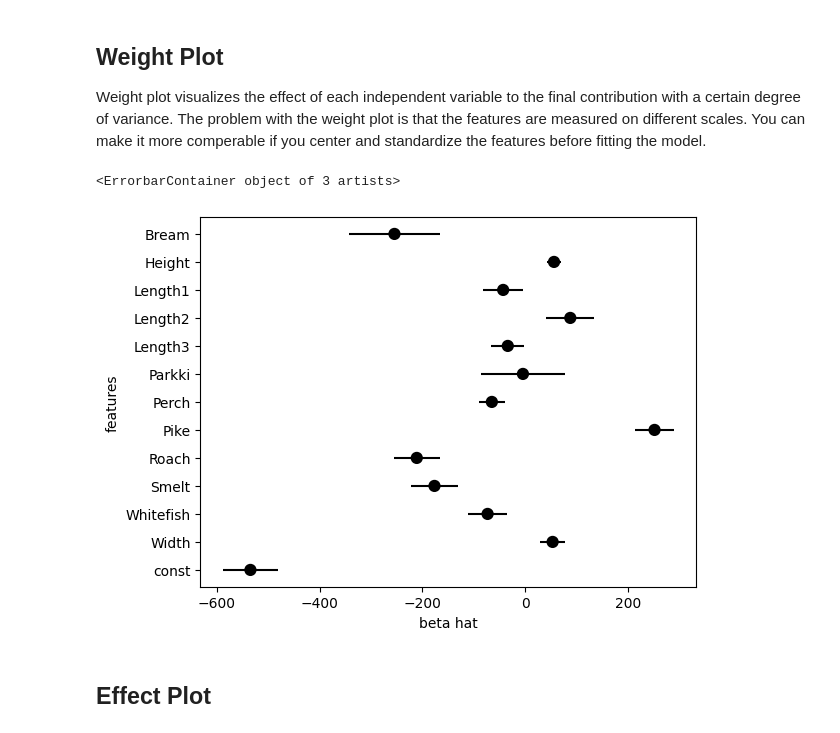
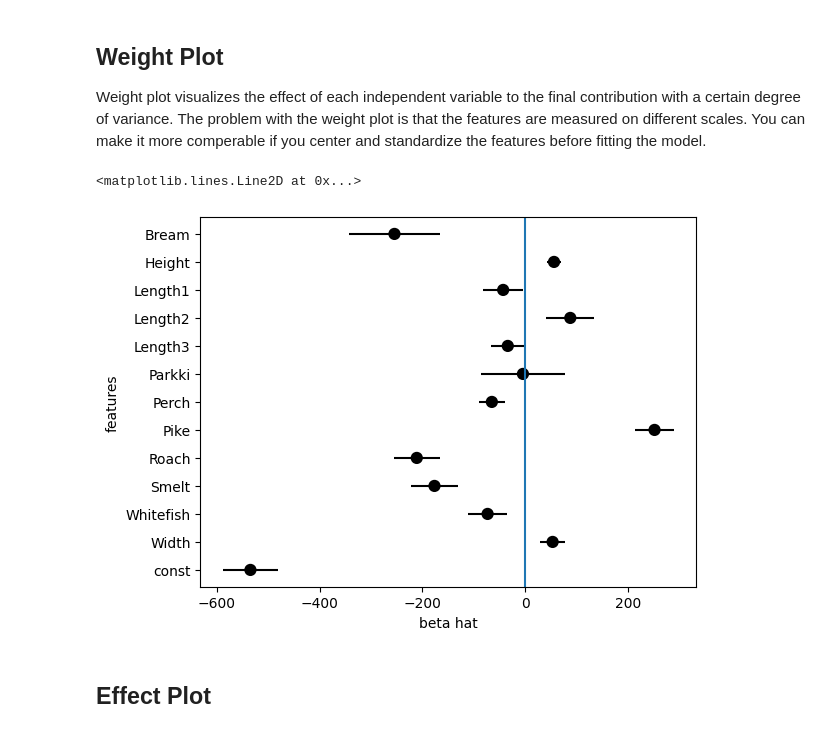
Before and after one commit to ficstamas/FateML, a Jupyter notebook: notebooks/02_classical_models.ipynb, the cells around one changed output. Cells and saved outputs as stored; diff of their text form; code cells hidden in the pictures.

```diff
--- a/notebooks/02_classical_models.ipynb
+++ b/notebooks/02_classical_models.ipynb
@@ -426,9 +433,10 @@ Weight plot visualizes the effect of each independent variable to the final cont
 # %%
 sns.pointplot(data=statistics[["features", "beta hat"]], x="beta hat", y="features", orient="h", join=False, color='black')
 plt.errorbar(y=np.arange(len(statistics)),x=statistics["beta hat"], xerr=statistics["standard error"], fmt='none', c='black')
+plt.axvline(x=0)
 # %% [output]
-<ErrorbarContainer object of 3 artists>
+<matplotlib.lines.Line2D at 0x...>
-[figure, old version]
+[figure, new version]
 # %% [markdown]
 ## Effect Plot
 # %% [markdown]
```
Also changed, not shown: parts of 4 cells of this notebook.
